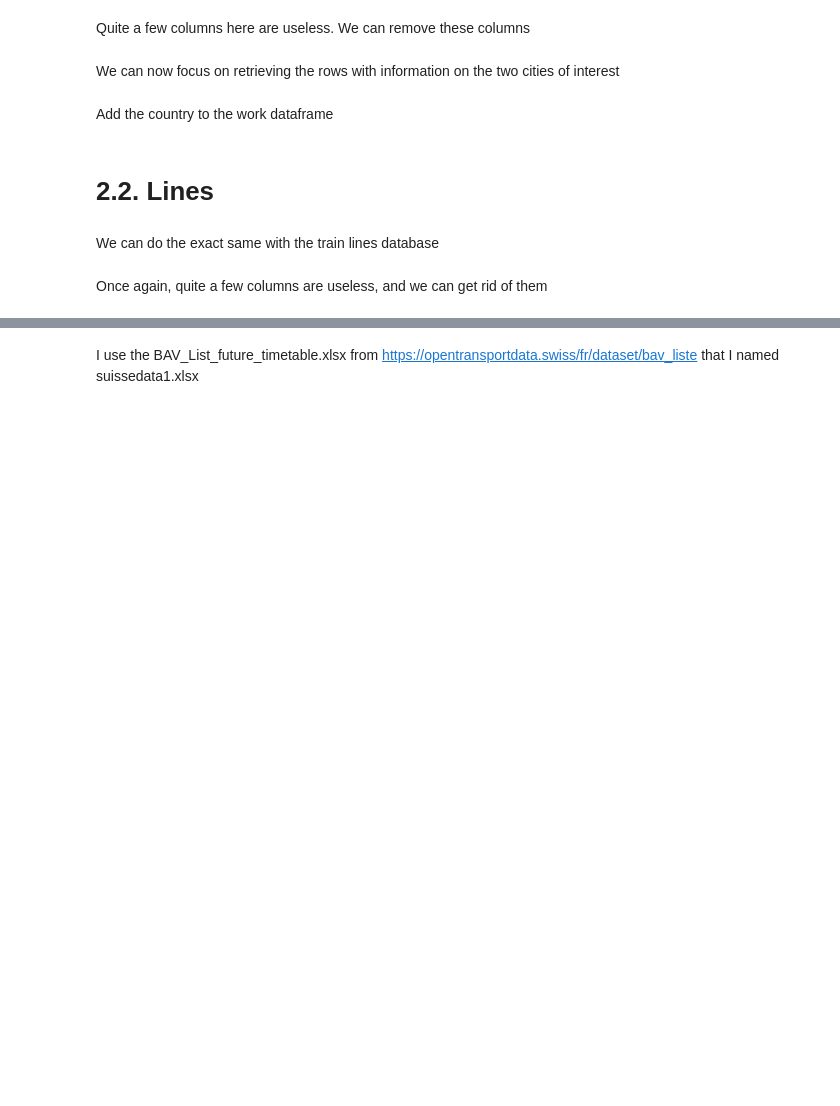
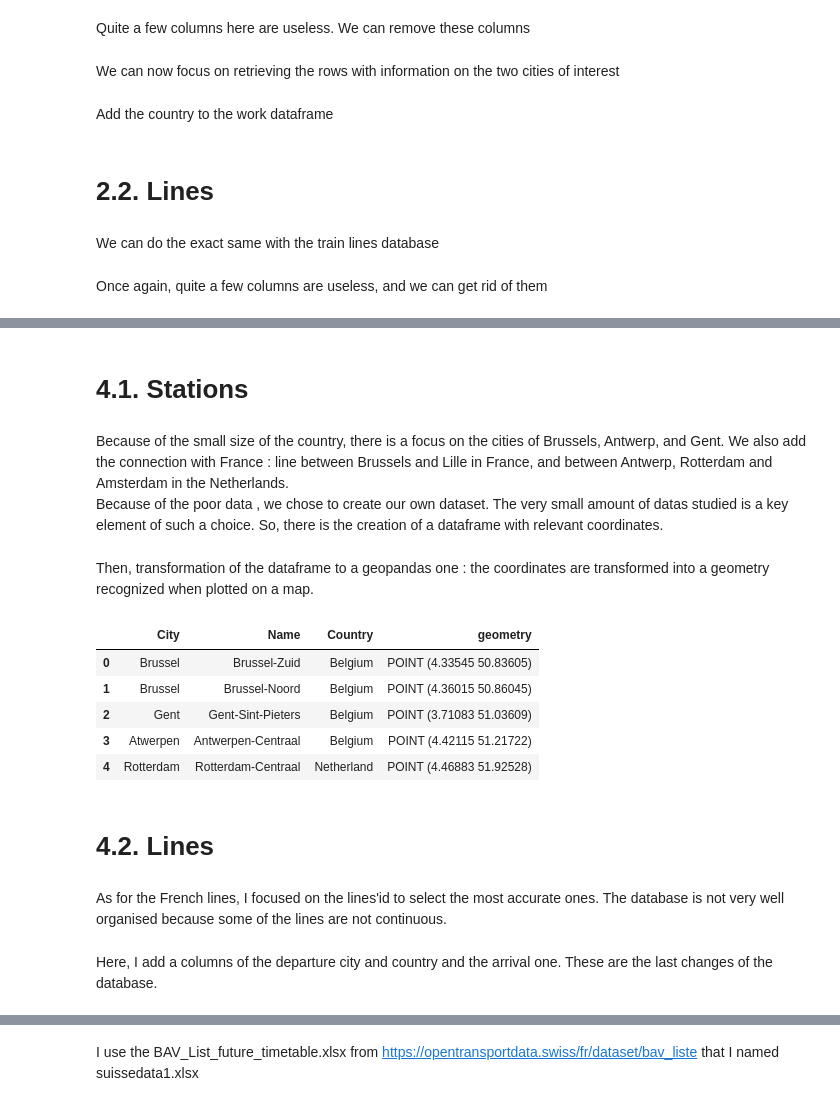
Before and after one commit to bastianDupoirieux/Python-Data-Science-2A-Project, a Jupyter notebook: src/unifiedDatabase.ipynb, the cells around one changed output, grey strips where cells are left out. Drawn from its saved outputs; the diff is of its cells as text; code cells hidden in the pictures; blank space fills up the shorter version.

```diff
--- a/src/unifiedDatabase.ipynb
+++ b/src/unifiedDatabase.ipynb
@@ -191,0 +251,31 @@ linesAustriaFrame
+# %% [markdown]
+# 4.1. Stations
+# %% [markdown]
+Because of the small size of the country, there is a focus on the cities of Brussels, Antwerp, and Gent. We also add the connection with France : line between Brussels and Lille in France, and between Antwerp, Rotterdam and Amsterdam in the Netherlands. \
+Because of the poor data , we chose to create our own dataset. The very small amount of datas studied is a key element of such a choice.
+So, there is the creation of a dataframe with relevant coordinates.
+# %%
+df = pd.DataFrame(
+    {'City' : ['Brussel', 'Brussel','Gent', 'Atwerpen', 'Rotterdam',"Amsterdam"],
+     'Name': ['Brussel-Zuid','Brussel-Noord','Gent-Sint-Pieters','Antwerpen-Centraal','Rotterdam-Centraal', 'Amsterdam-Centraal'],
+     'Country': ['Belgium', 'Belgium', 'Belgium', 'Belgium', 'Netherland', 'Netherland'],
+     'Longitude': [4.33545, 4.36015, 3.71083, 4.42115, 4.46883, 4.90032],
+     'Latitude': [50.83605, 50.86045, 51.03609, 51.21722, 51.92528, 52.37913]})
+# %% [markdown]
+Then, transformation of the dataframe to a geopandas one : the coordinates are transformed into a geometry recognized when plotted on a map.
+# %%
+b_station = gpd.GeoDataFrame(
+    df, geometry=gpd.points_from_xy(df.Longitude, df.Latitude))
+# %%
+b_station.drop(['Longitude', 'Latitude'],1, inplace = True)
+# %% [output]
+|  | City | Name | Country | geometry |
+| 0 | Brussel | Brussel-Zuid | Belgium | POINT (4.33545 50.83605) |
+| 1 | Brussel | Brussel-Noord | Belgium | POINT (4.36015 50.86045) |
+| 2 | Gent | Gent-Sint-Pieters | Belgium | POINT (3.71083 51.03609) |
+| 3 | Atwerpen | Antwerpen-Centraal | Belgium | POINT (4.42115 51.21722) |
+| 4 | Rotterdam | Rotterdam-Centraal | Netherland | POINT (4.46883 51.92528) |
+# %% [markdown]
+# 4.2. Lines
+# %% [markdown]
+As for the French lines, I focused on the lines'id to select the most accurate ones. The database is not very well organised because some of the lines are not continuous.
@@ -191,0 +288,2 @@ linesAustriaFrame
+# %% [markdown]
+Here, I add a columns of the departure city and country and the arrival one. These are the last changes of the database.
```
Also changed, not shown: parts of 26 cells of this notebook.
